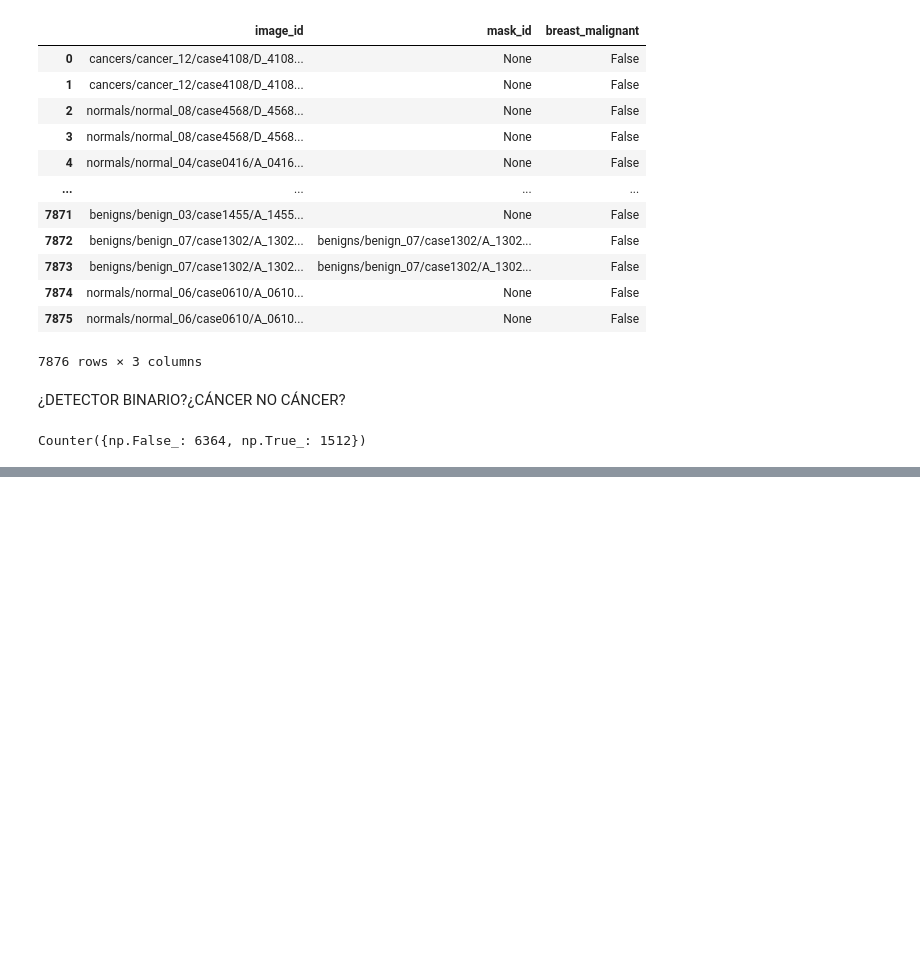
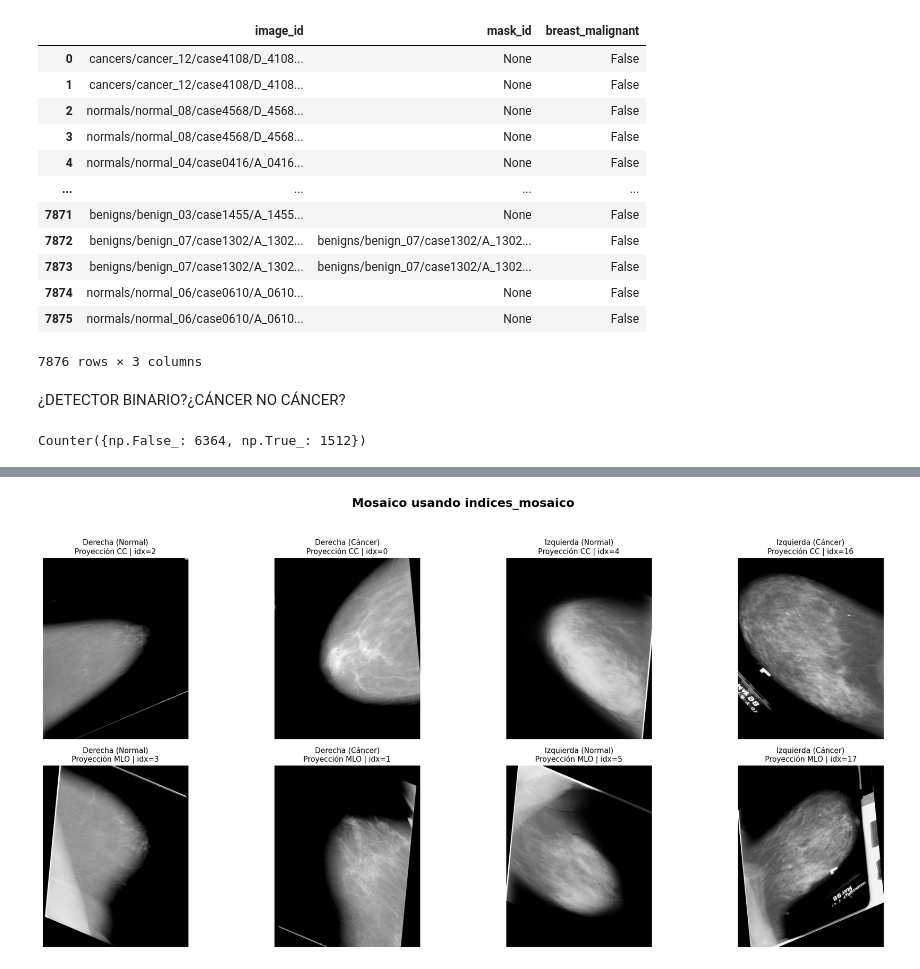
Before and after one commit to alalbiol/Mammography, a Jupyter notebook: elsa/notebooks/test_dataset.ipynb, the cells around one changed output, grey strips where cells are left out. Drawn from its saved outputs; the diff is of its cells as text; code cells hidden in the pictures; blank space fills up the shorter version.

```diff
--- a/elsa/notebooks/test_dataset.ipynb
+++ b/elsa/notebooks/test_dataset.ipynb
@@ -307,0 +560,11 @@ tensor(2.5302e-08) tensor(1.)
+# %%
+indices_mosaico = {
+    'Der_Canc_CC': 0, 'Der_Canc_MLO': 1, 'Der_Norm_CC': 2, 'Der_Norm_MLO': 3, 'Izq_Norm_CC': 4, 'Izq_Norm_MLO': 5, 'Izq_Canc_CC': 16, 'Izq_Canc_MLO': 17
+}
+
+print(f"{'CATEGORÍA':<15} | {'ÍNDICE':<6} | {'NOMBRE DEL ARCHIVO'}")
+print("-" * 80)
+
+for clave, idx in indices_mosaico.items():
+    nombre_archivo = filenames[idx]
+    print(f"{clave:<15} | {idx:<6} | {nombre_archivo}")
@@ -307,0 +589,34 @@ tensor(2.5302e-08) tensor(1.)
+# %%
+orden_columnas = ['Der_Norm', 'Der_Canc', 'Izq_Norm', 'Izq_Canc']
+titulos_col = ['Derecha (Normal)', 'Derecha (Cáncer)', 'Izquierda (Normal)', 'Izquierda (Cáncer)']
+filas = ['CC', 'MLO']
+
+fig, axs = plt.subplots(2, 4, figsize=(20, 10))
+fig.suptitle('Mosaico usando indices_mosaico', fontsize=18, fontweight='bold')
+
+for f_idx, proj in enumerate(filas):
+    for c_idx, tipo in enumerate(orden_columnas):
+        clave = f"{tipo}_{proj}"
+        ax = axs[f_idx, c_idx]
+
+        if clave in indices_mosaico:
+            idx = indices_mosaico[clave]
+            sample = train_ds[idx]
+            img = sample[0]
+
+            img_plot = img.numpy() if hasattr(img, "numpy") else np.asarray(img)
+            if img_plot.ndim == 3:
+                img_plot = img_plot[0]
+
+            ax.imshow(img_plot, cmap='gray')
+            ax.set_title(f"{titulos_col[c_idx]}\nProyección {proj} | idx={idx}", fontsize=11)
+        else:
+            ax.text(0.5, 0.5, f"No encontrado\n{clave}", ha='center', va='center', color='red')
+            ax.set_title(clave, color='red')
+
+        ax.axis('off')
+
+plt.tight_layout(rect=[0, 0.03, 1, 0.95])
+plt.show()
+# %% [output]
+[figure, added]
```
Also changed, not shown: parts of 21 cells of this notebook, 2 other files.
